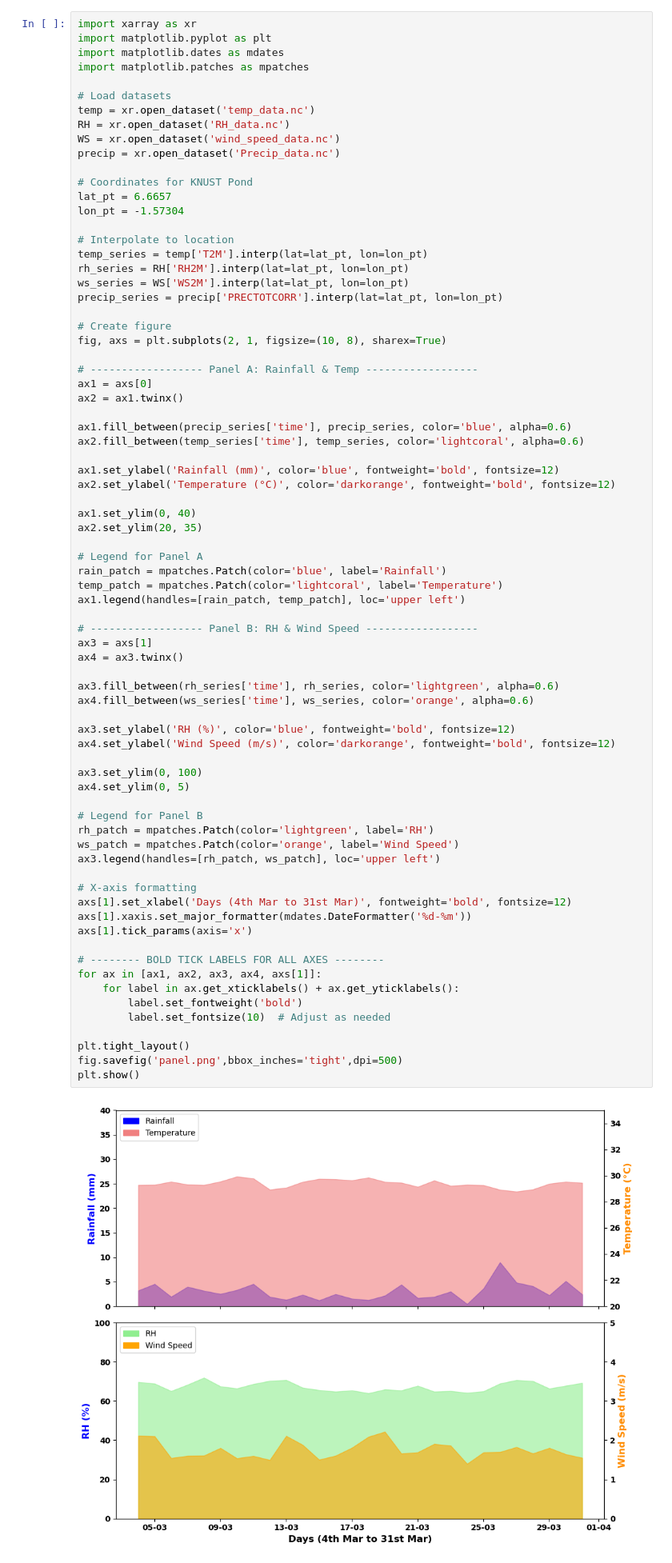
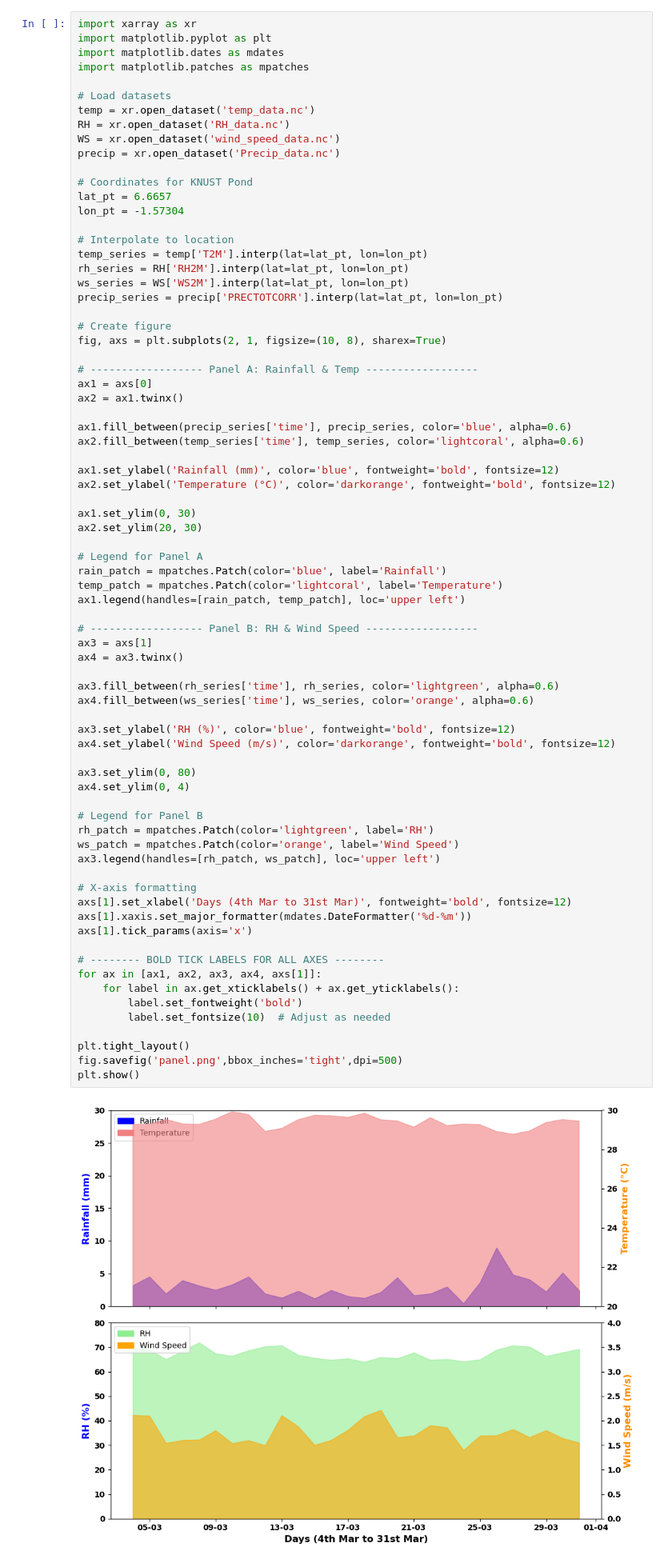
Before and after one commit to damponsah20/CLIMATE-DATA-ANALYSIS, a Jupyter notebook: DOC_Asilevi.ipynb, the cells around one changed output. Shown at 80% size. Saved outputs shown, nothing was run; the diff lists cells and outputs as text.

```diff
--- a/DOC_Asilevi.ipynb
+++ b/DOC_Asilevi.ipynb
@@ -217,8 +217,8 @@ ax2.fill_between(temp_series['time'], temp_series, color='lightcoral', alpha=0.6
 ax1.set_ylabel('Rainfall (mm)', color='blue', fontweight='bold', fontsize=12)
 ax2.set_ylabel('Temperature (°C)', color='darkorange', fontweight='bold', fontsize=12)
 
-ax1.set_ylim(0, 40)
-ax2.set_ylim(20, 35)
+ax1.set_ylim(0, 30)
+ax2.set_ylim(20, 30)
 
 # Legend for Panel A
 rain_patch = mpatches.Patch(color='blue', label='Rainfall')
@@ -229,33 +229,33 @@ ax1.legend(handles=[rain_patch, temp_patch], loc='upper left')
 ax3 = axs[1]
 ax4 = ax3.twinx()
 
 ax3.fill_between(rh_series['time'], rh_series, color='lightgreen', alpha=0.6)
 ax4.fill_between(ws_series['time'], ws_series, color='orange', alpha=0.6)
 
 ax3.set_ylabel('RH (%)', color='blue', fontweight='bold', fontsize=12)
 ax4.set_ylabel('Wind Speed (m/s)', color='darkorange', fontweight='bold', fontsize=12)
 
-ax3.set_ylim(0, 100)
-ax4.set_ylim(0, 5)
+ax3.set_ylim(0, 80)
+ax4.set_ylim(0, 4)
 
 # Legend for Panel B
 rh_patch = mpatches.Patch(color='lightgreen', label='RH')
 ws_patch = mpatches.Patch(color='orange', label='Wind Speed')
 ax3.legend(handles=[rh_patch, ws_patch], loc='upper left')
 
 # X-axis formatting
 axs[1].set_xlabel('Days (4th Mar to 31st Mar)', fontweight='bold', fontsize=12)
 axs[1].xaxis.set_major_formatter(mdates.DateFormatter('%d-%m'))
 axs[1].tick_params(axis='x')
 
 # -------- BOLD TICK LABELS FOR ALL AXES --------
 for ax in [ax1, ax2, ax3, ax4, axs[1]]:
     for label in ax.get_xticklabels() + ax.get_yticklabels():
         label.set_fontweight('bold')
         label.set_fontsize(10)  # Adjust as needed
 
 plt.tight_layout()
 fig.savefig('panel.png',bbox_inches='tight',dpi=500)
 plt.show()
 # %% [output]
-[figure, old version]
+[figure, new version]
```
Also changed, not shown: parts of 6 cells of this notebook.
